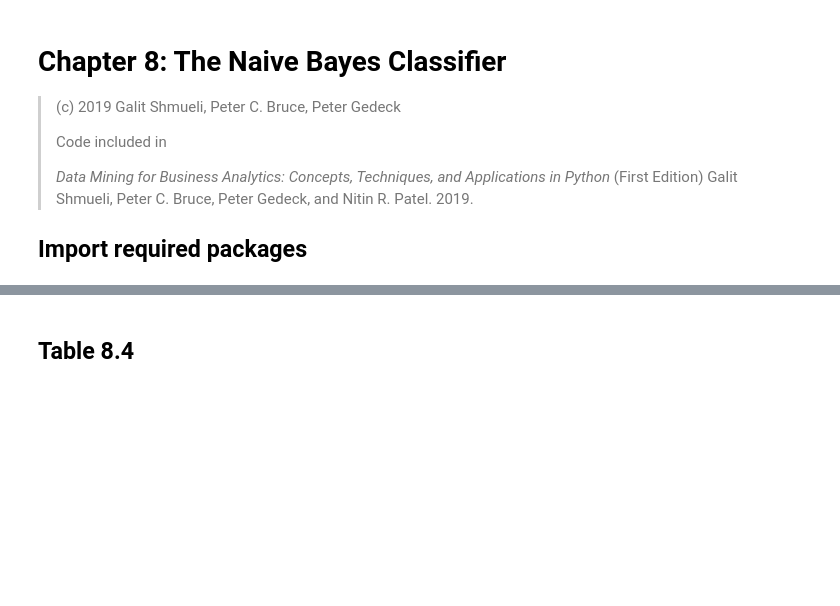
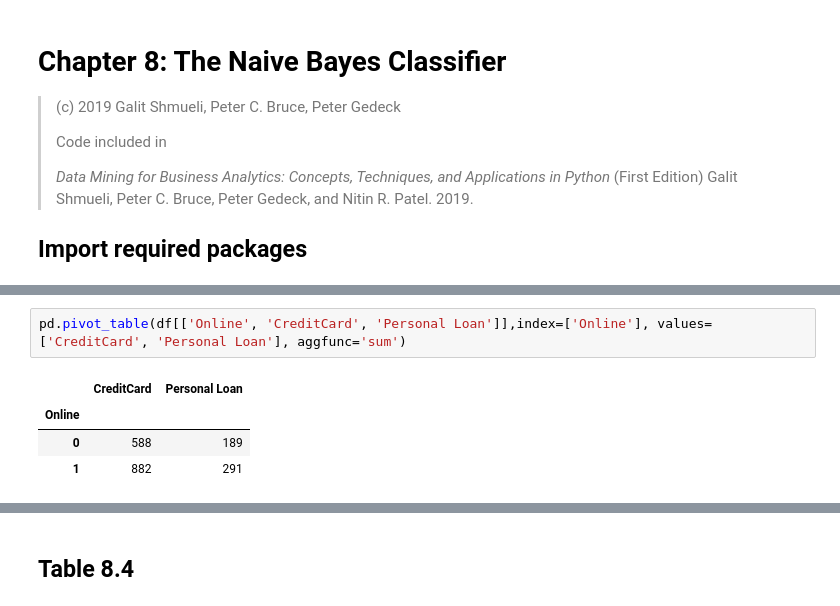
Before and after one commit to chen-szuyu-cody/Academic_Display, a Jupyter notebook: Chapter_08_Naive_Bayes_classifier.ipynb, the cells around one changed output, grey strips where cells are left out. Cells and saved outputs as stored; diff of their text form; blank space fills up the shorter version.

```diff
--- a/Chapter_08_Naive_Bayes_classifier.ipynb
+++ b/Chapter_08_Naive_Bayes_classifier.ipynb
@@ -23,0 +74,7 @@ from dmba import classificationSummary, gainsChart
+# %%
+pd.pivot_table(df[['Online', 'CreditCard', 'Personal Loan']],index=['Online'], values=['CreditCard', 'Personal Loan'], aggfunc='sum')
+# %% [output]
+|  | CreditCard | Personal Loan |
+| Online |  |  |
+| 0 | 588 | 189 |
+| 1 | 882 | 291 |
```
Also changed, not shown: parts of 25 cells of this notebook.
